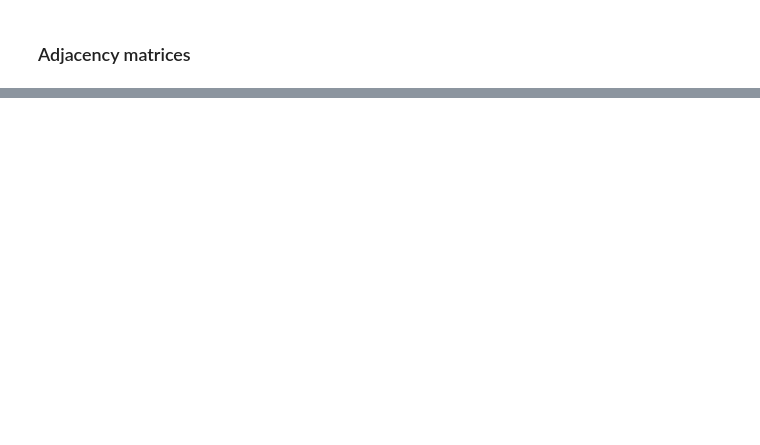
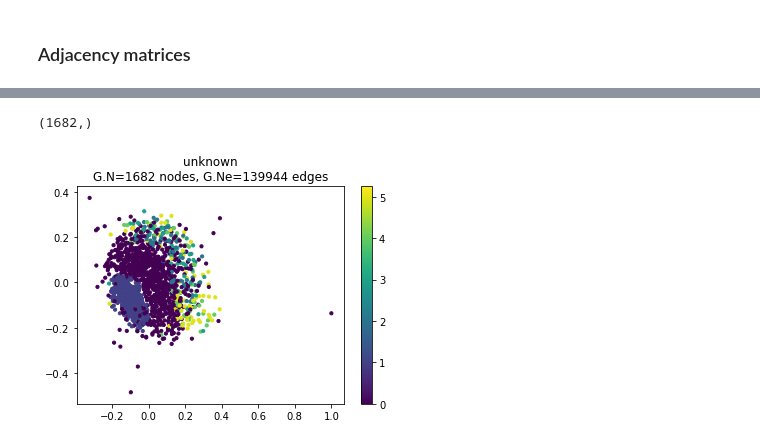
Before and after one commit to jlabhard/ntds_project_movielens, a Jupyter notebook: Untitled.ipynb, the cells around one changed output, grey strips where cells are left out. Cells and saved outputs as stored; diff of their text form; code cells hidden in the pictures; blank space fills up the shorter version.

```diff
--- a/Untitled.ipynb
+++ b/Untitled.ipynb
@@ -133,9 +135,9 @@ def build_adjacency(d1, d2, d3):
                 i += 1
                 if (a+b+c == 0):
                     continue
-                adjacency = (a * d1 + b * d2 + c * d3) / (a + b + c)
+                adjacency = (a * d1 + b * d2*1000 + c * d3) / (a + b + c)
                 adjacency = (1 - adjacency - np.eye(adjacency.shape[0])) * (adjacency < 0.5)
-                if ((np.count_nonzero(adjacency.sum(axis=0) == 0) < 150)) :
+                if ((np.count_nonzero(adjacency.sum(axis=0) == 0) < 1)) :
                     #adjacencies.append(adjacency)
 
                     avg_degree = adjacency.sum(axis = 0).mean()
@@ -170,0 +177,3 @@ iter: 999
+# %%
+# G = graphs.Graph(adjacency_movies[mask][:, mask])
+G = graphs.Graph(adjacency_movies)
@@ -170,0 +186,13 @@ iter: 999
+# %%
+signal = ratings[404]
+# s = s[mask]
+# %%
+signal.shape
+# %% [output]
+(1682,)
+# %%
+G.set_coordinates()
+# %%
+G.plot_signal(signal, vertex_size = 10)
+# %% [output]
+[figure, added]
```
Also changed, not shown: parts of 24 cells of this notebook.
